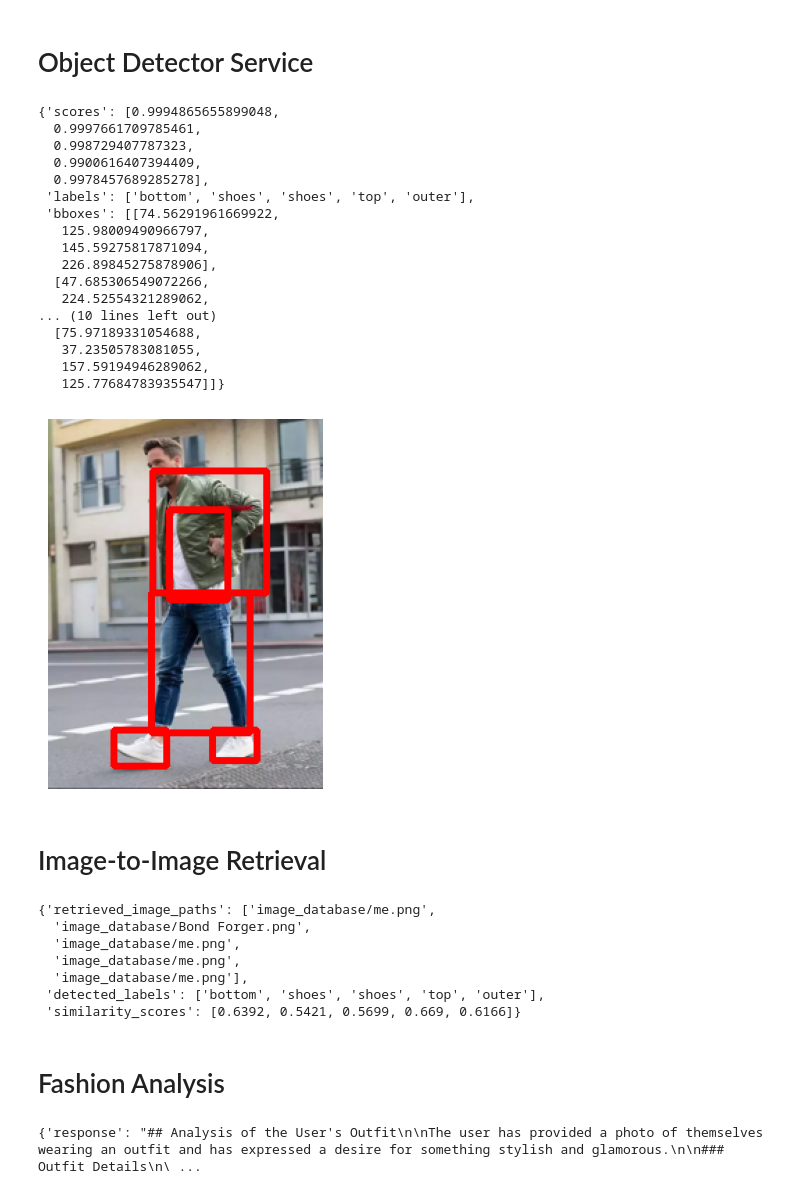
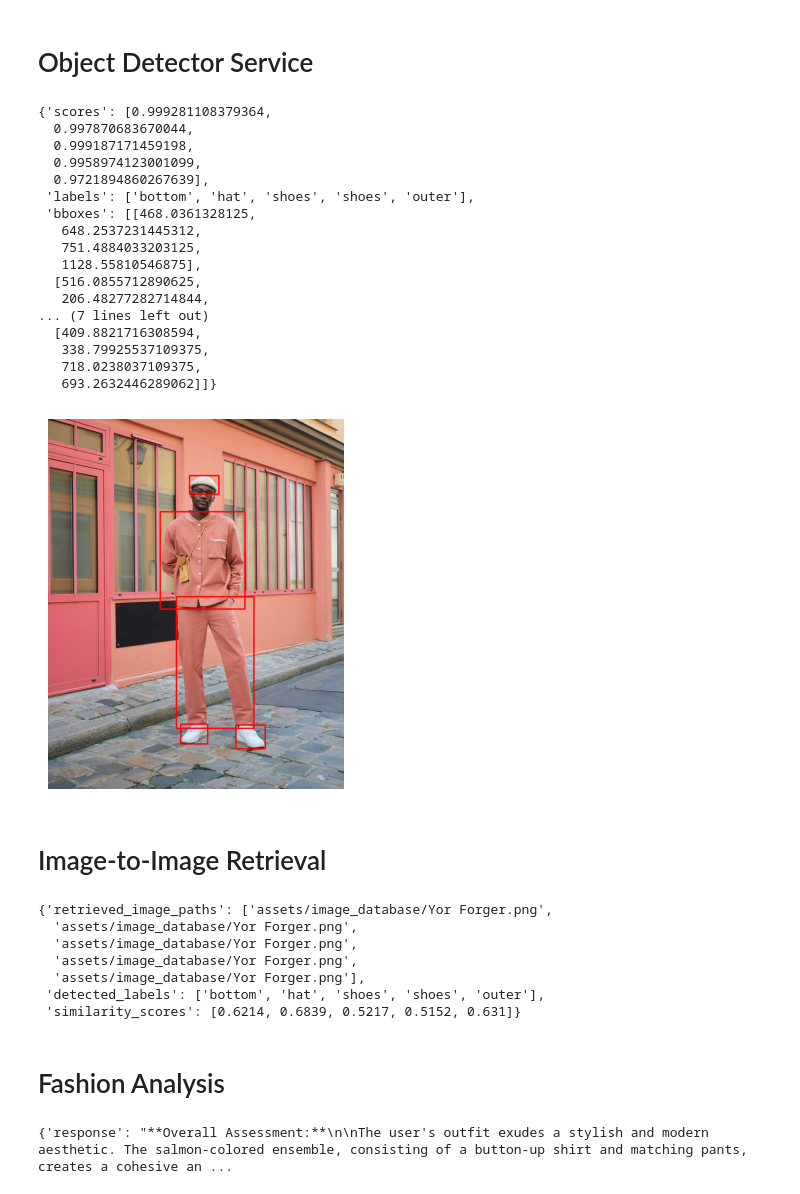
Before and after one commit to Jroq-Prosus/Fashion.AI, a Jupyter notebook: backend/playground/new_playground.ipynb, the cells around one changed output. Drawn from its saved outputs; the diff is of its cells as text; code cells hidden in the pictures.

```diff
--- a/backend/playground/new_playground.ipynb
+++ b/backend/playground/new_playground.ipynb
@@ -26,7 +26,7 @@ def draw_bounding_box(image,detected_boxes):
 # Object Detector Service
 # %%
 # Load and encode the image to base64
-image_path = "Picture1.png"  # path to your test image
+image_path = "example.jpg"  # path to your test image
 with open(image_path, "rb") as image_file:
     image_bytes = image_file.read()
     image_base64 = base64.b64encode(image_bytes).decode("utf-8")
@@ -37,31 +37,31 @@ payload = {
 }
 
 # Send POST request to the FastAPI endpoint
-response = requests.post("http://127.0.0.1:8000/object-detector", json=payload)
+response = requests.post("http://127.0.0.1:8000/ai/object-detector", json=payload)
 detection_item = response.json()
 detection_item
 # %% [output]
-{'scores': [0.9994865655899048,
-  0.9997661709785461,
-  0.998729407787323,
-  0.9900616407394409,
-  0.9978457689285278],
- 'labels': ['bottom', 'shoes', 'shoes', 'top', 'outer'],
- 'bboxes': [[74.56291961669922,
-   125.98009490966797,
-   145.59275817871094,
-   226.89845275878906],
-  [47.685306549072266,
-   224.52554321289062,
-... (10 lines left out)
-  [75.97189331054688,
-   37.23505783081055,
-   157.59194946289062,
-   125.77684783935547]]}
+{'scores': [0.999281108379364,
+  0.997870683670044,
+  0.999187171459198,
+  0.9958974123001099,
+  0.9721894860267639],
+ 'labels': ['bottom', 'hat', 'shoes', 'shoes', 'outer'],
+ 'bboxes': [[468.0361328125,
+   648.2537231445312,
+   751.4884033203125,
+   1128.55810546875],
+  [516.0855712890625,
+   206.48277282714844,
+... (7 lines left out)
+  [409.8821716308594,
+   338.79925537109375,
+   718.0238037109375,
+   693.2632446289062]]}
 # %%
-draw_bounding_box(Image.open("Picture1.png").convert("RGB"),detection_item["bboxes"])
+draw_bounding_box(Image.open(image_path).convert("RGB"),detection_item["bboxes"])
 # %% [output]
-[figure, old version]
+[figure, new version]
 # %% [markdown]
 # Image-to-Image Retrieval
 # %%
@@ -72,17 +72,17 @@ payload = {
 }
 k=1
 # Send POST request to the FastAPI endpoint
-response = requests.post(f"http://127.0.0.1:8000/image-retrieval?k={k}", json=payload)
+response = requests.post(f"http://127.0.0.1:8000/ai/image-retrieval?k={k}", json=payload)
 retrieval_output = response.json()
 retrieval_output
 # %% [output]
-{'retrieved_image_paths': ['image_database/me.png',
-  'image_database/Bond Forger.png',
-  'image_database/me.png',
-  'image_database/me.png',
-  'image_database/me.png'],
- 'detected_labels': ['bottom', 'shoes', 'shoes', 'top', 'outer'],
- 'similarity_scores': [0.6392, 0.5421, 0.5699, 0.669, 0.6166]}
+{'retrieved_image_paths': ['assets/image_database/Yor Forger.png',
+  'assets/image_database/Yor Forger.png',
+  'assets/image_database/Yor Forger.png',
+  'assets/image_database/Yor Forger.png',
+  'assets/image_database/Yor Forger.png'],
+ 'detected_labels': ['bottom', 'hat', 'shoes', 'shoes', 'outer'],
+ 'similarity_scores': [0.6214, 0.6839, 0.5217, 0.5152, 0.631]}
 # %% [markdown]
 # Fashion Analysis
 # %%
@@ -97,11 +97,11 @@ params = {"user_query": "I want something stylish, something glamour?"}
 
 # Send request
 response = requests.post(
-    "http://127.0.0.1:8000/response-generation-fasion-advisor",
+    "http://127.0.0.1:8000/ai/response-generation-fasion-advisor",
     params=params,
     json=payload
 )
 
 print(response.json())
 # %% [output]
-{'response': "## Analysis of the User's Outfit\n\nThe user has provided a photo of themselves wearing an outfit and has expressed a desire for something stylish and glamorous.\n\n### Outfit Details\n\ ...
+{'response': "**Overall Assessment:**\n\nThe user's outfit exudes a stylish and modern aesthetic. The salmon-colored ensemble, consisting of a button-up shirt and matching pants, creates a cohesive an ...
```
